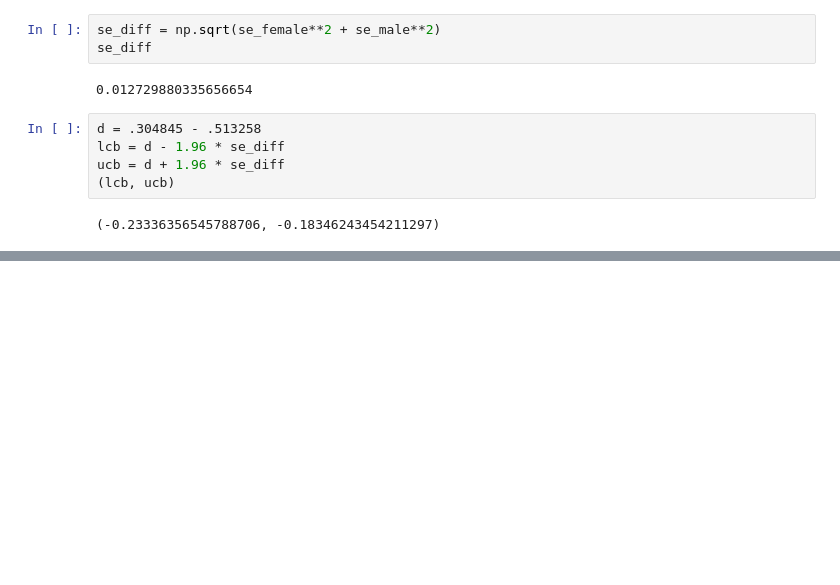
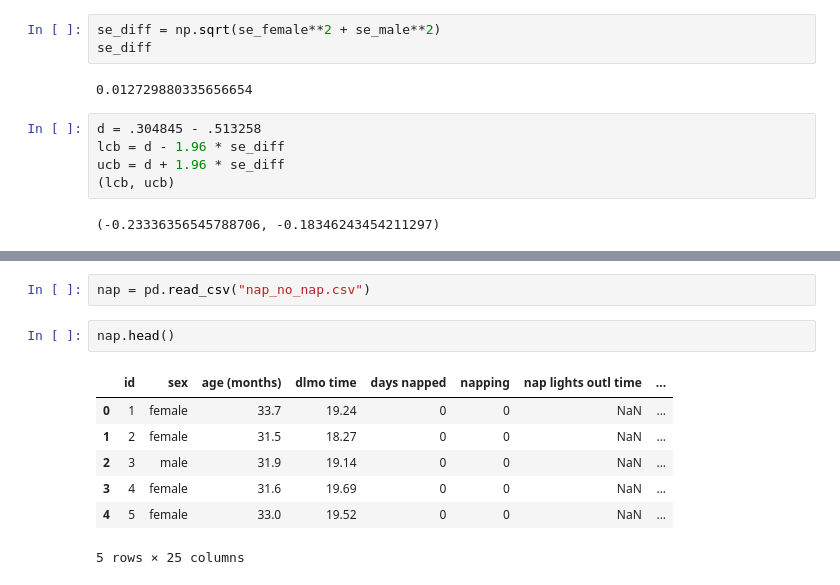
Before and after one commit to harryyang1982/coursera_umich_python, a Jupyter notebook: week2_3_nhanes.ipynb, the cells around one changed output, grey strips where cells are left out. Drawn from its saved outputs; the diff is of its cells as text; blank space fills up the shorter version.

```diff
--- a/week2_3_nhanes.ipynb
+++ b/week2_3_nhanes.ipynb
@@ -80,0 +142,12 @@ ucb = d + 1.96 * se_diff
+# %%
+nap = pd.read_csv("nap_no_nap.csv")
+# %%
+nap.head()
+# %% [output]
+|  | id | sex | age (months) | dlmo time | days napped | napping | nap lights outl time | ... |
+| 0 | 1 | female | 33.7 | 19.24 | 0 | 0 | NaN | ... |
+| 1 | 2 | female | 31.5 | 18.27 | 0 | 0 | NaN | ... |
+| 2 | 3 | male | 31.9 | 19.14 | 0 | 0 | NaN | ... |
+| 3 | 4 | female | 31.6 | 19.69 | 0 | 0 | NaN | ... |
+| 4 | 5 | female | 33.0 | 19.52 | 0 | 0 | NaN | ... |
+5 rows × 25 columns
```
Also changed, not shown: parts of 14 cells of this notebook, 2 other files.
